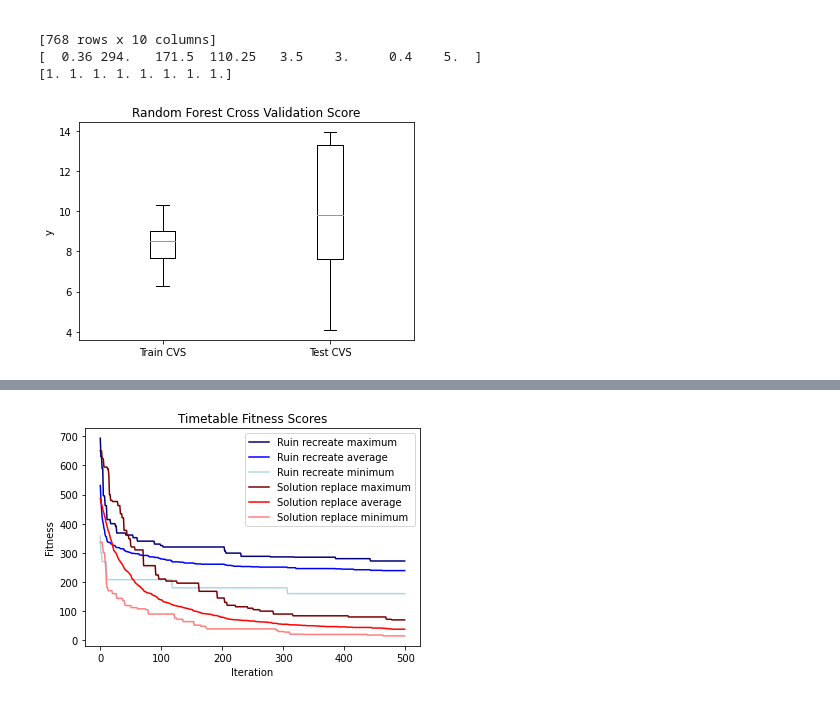
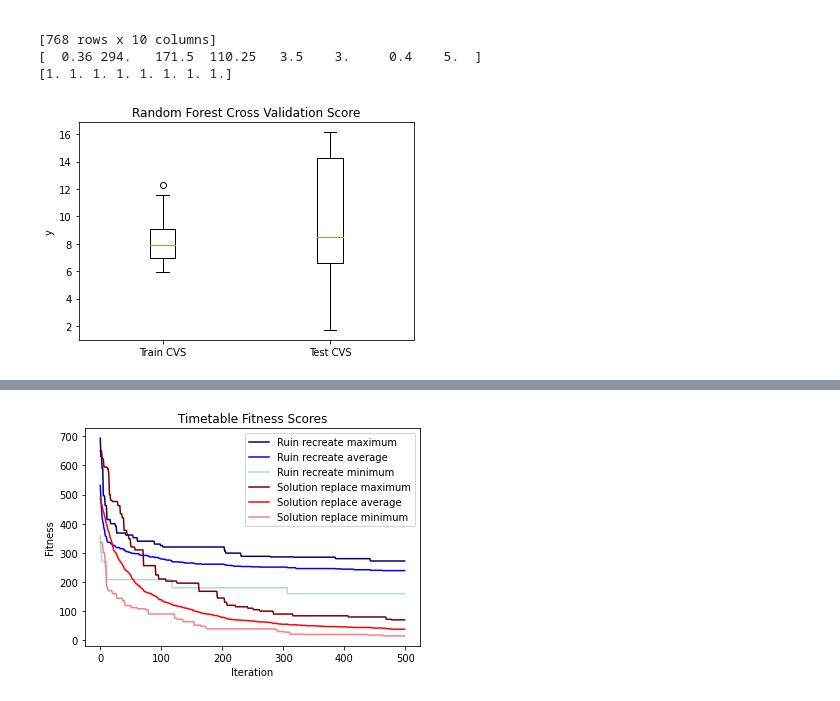
Before and after one commit to SamAlcock/COMP2002-CW70, a Jupyter notebook: COMP2002 CW70.ipynb, the cells around one changed output, grey strips where cells are left out. Cells and saved outputs as stored; diff of their text form; code cells hidden in the pictures.

```diff
--- a/COMP2002 CW70.ipynb
+++ b/COMP2002 CW70.ipynb
@@ -58,25 +58,25 @@ X_train, X_test, y_train, y_test = train_test_split(compressed, targets, test_si
 # %%
 # Random Forest Regressor.
 def random_forest_regressor():
     for i in range(100):
         regressor = RandomForestRegressor()
         regressor.fit(X_train, y_train)
         y_pred = regressor.predict(X_test)
         x_pred = regressor.predict(y_test)
-    train_scores = cross_val_score(regressor, X_train, y_train, cv = 10, scoring = "neg_mean_squared_error")
-    test_scores = cross_val_score(regressor, X_test, y_test, cv = 10, scoring = "neg_mean_squared_error")
+    train_scores = cross_val_score(regressor, X_train, y_train, cv = 15, scoring = "neg_mean_squared_error")
+    test_scores = cross_val_score(regressor, X_test, y_test, cv = 15, scoring = "neg_mean_squared_error")
 
 
     plt.figure()
     plt.title("Random Forest Cross Validation Score")
     plt.boxplot([abs(train_scores), abs(test_scores)])
     plt.xticks([1, 2], ["Train CVS", "Test CVS"])
     plt.ylabel("y")
     plt.show()
 
 random_forest_regressor()
 # %% [output]
-[figure, old version]
+[figure, new version]
 # %%
 # Neural Network.
 def neural_network():
```
Also changed, not shown: parts of 3 cells of this notebook.
